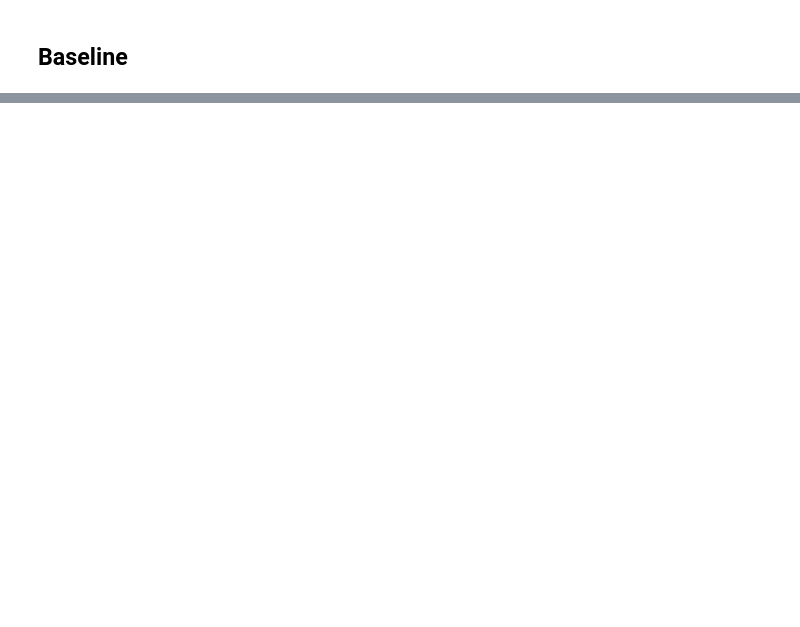
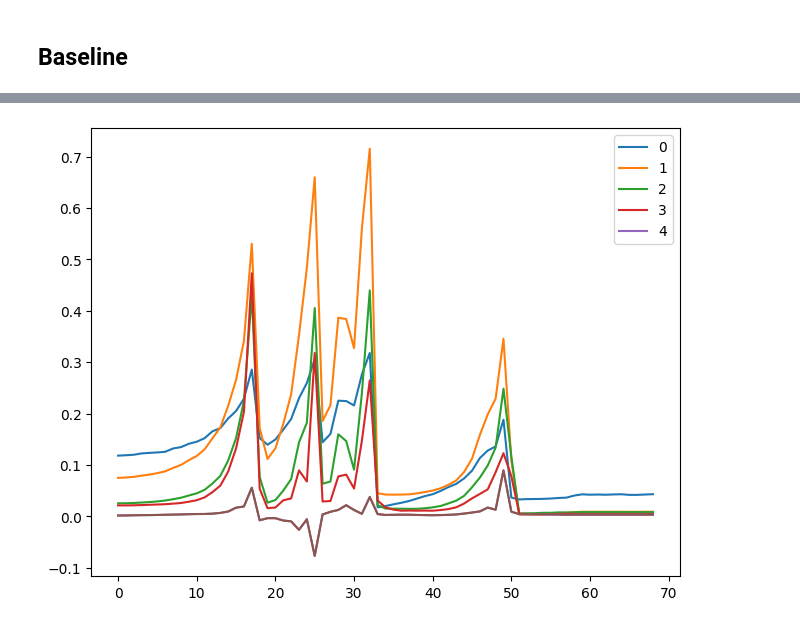
Before and after one commit to mtm-007/Deep-Learing-from-the-foundation-and-GEN_AI, a Jupyter notebook: hooks.ipynb, the cells around one changed output, grey strips where cells are left out. Cells and saved outputs as stored; diff of their text form; code cells hidden in the pictures; blank space fills up the shorter version.

```diff
--- a/hooks.ipynb
+++ b/hooks.ipynb
@@ -81,0 +95,19 @@ learn = fit(nn.Sequential(*cnn_layers()))
+# %%
+class SequentialModel(nn.Module):
+    def __init__(self,*layers):
+        super().__init__()
+        self.layers = nn.ModuleList(layers)
+        self.act_mean = [[] for _ in layers]
+        self.act_stds = [[] for _ in layers]
+
+    def __call__(self,x):
+        for i,l in enumerate(self.layers):
+            x = l(x)
+            self.act_mean[i].append(to_cpu(x).mean())
+            self.act_stds[i].append(to_cpu(x).std())
+        return x
+    def __iter__(self): return iter(self.layers)
+# %%
+set_seed(1)
+model = SequentialModel(*cnn_layers())
+learn = fit(model)
@@ -81,0 +127,5 @@ learn = fit(nn.Sequential(*cnn_layers()))
+# %%
+for l in model.act_mean:plt.plot(l)
+plt.legend(range(5));
+# %% [output]
+[figure, added]
```
Also changed, not shown: parts of 20 cells of this notebook, 2 other files.
